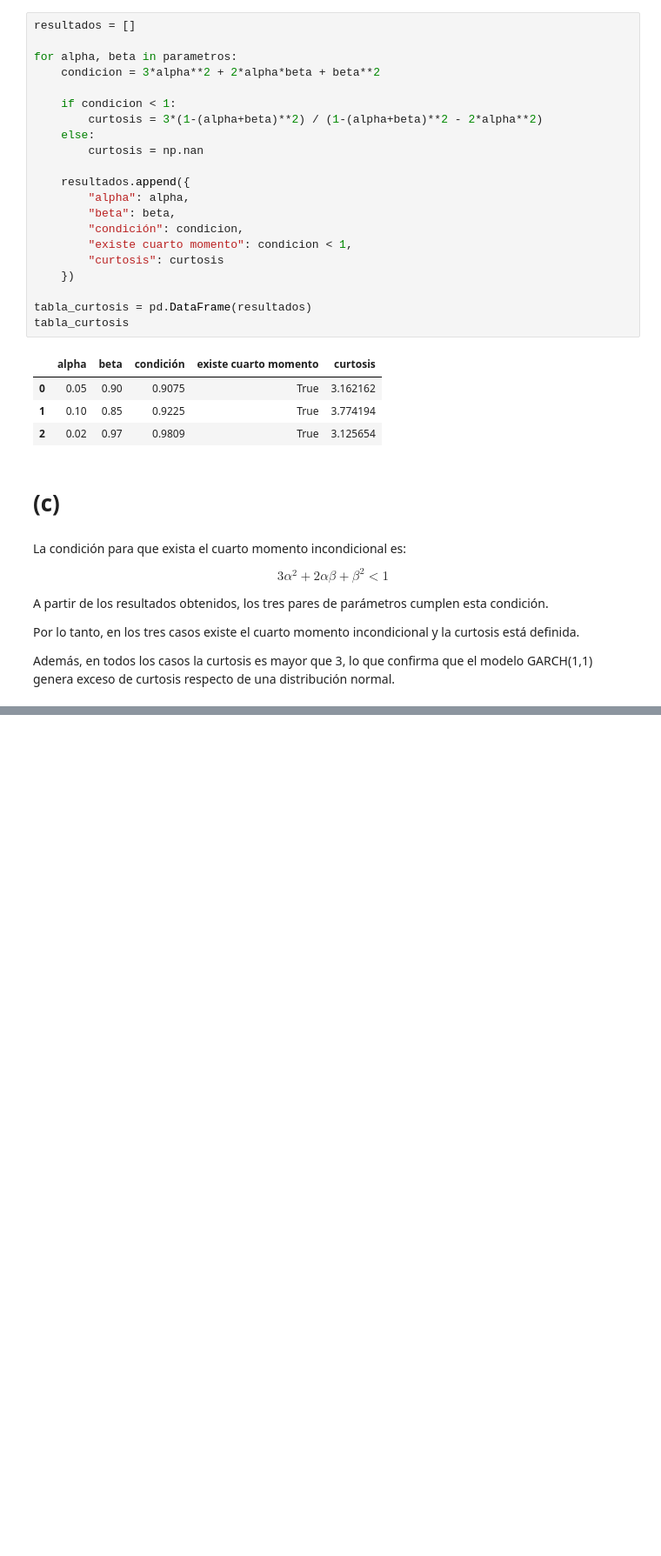
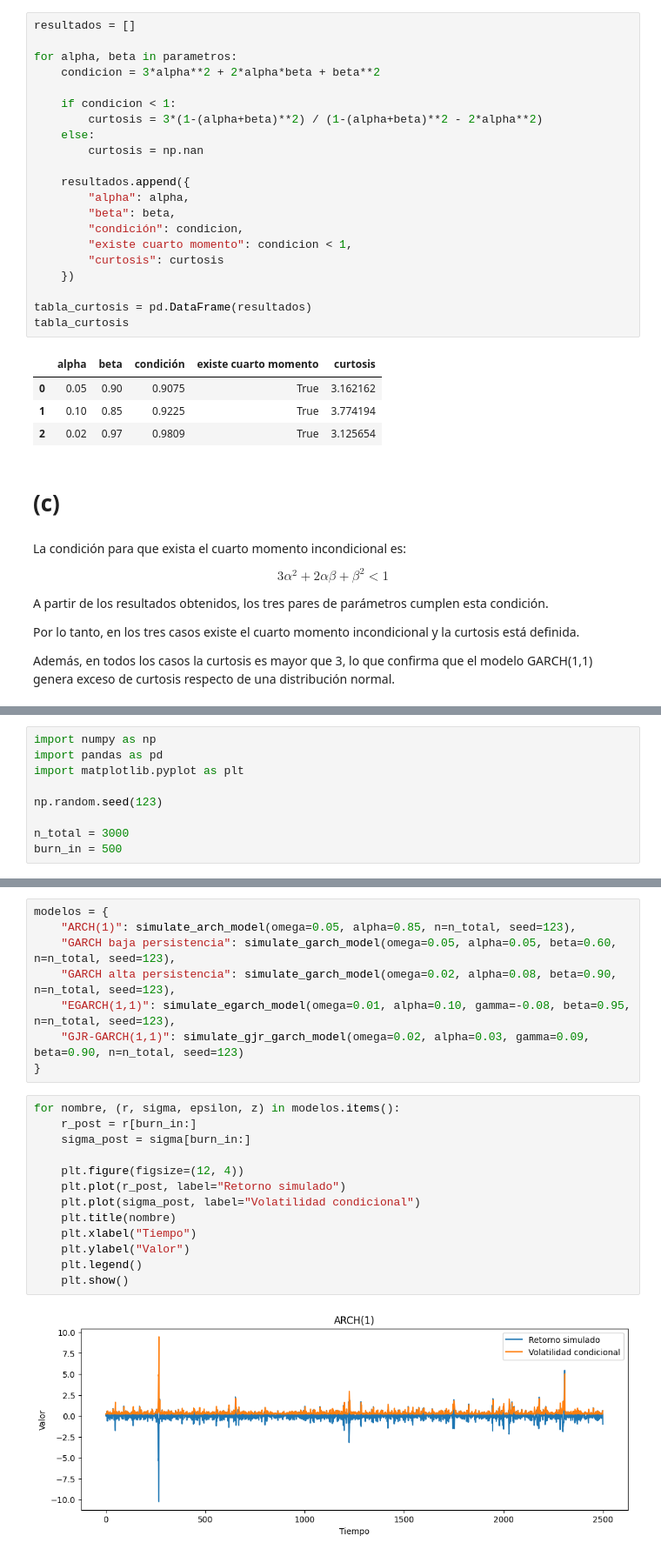
Before and after one commit to Antoniacifuentes/ds_finance_cifuentes, a Jupyter notebook: notebooks/hw5.ipynb, the cells around one changed output, grey strips where cells are left out. Shown at 87% size. Drawn from its saved outputs; the diff is of its cells as text; blank space fills up the shorter version.

```diff
--- a/notebooks/hw5.ipynb
+++ b/notebooks/hw5.ipynb
@@ -341,0 +344,9 @@ Además, en todos los casos la curtosis es mayor que 3, lo que confirma que el m
+# %%
+import numpy as np
+import pandas as pd
+import matplotlib.pyplot as plt
+
+np.random.seed(123)
+
+n_total = 3000
+burn_in = 500
@@ -341,0 +444,23 @@ Además, en todos los casos la curtosis es mayor que 3, lo que confirma que el m
+# %%
+modelos = {
+    "ARCH(1)": simulate_arch_model(omega=0.05, alpha=0.85, n=n_total, seed=123),
+    "GARCH baja persistencia": simulate_garch_model(omega=0.05, alpha=0.05, beta=0.60, n=n_total, seed=123),
+    "GARCH alta persistencia": simulate_garch_model(omega=0.02, alpha=0.08, beta=0.90, n=n_total, seed=123),
+    "EGARCH(1,1)": simulate_egarch_model(omega=0.01, alpha=0.10, gamma=-0.08, beta=0.95, n=n_total, seed=123),
+    "GJR-GARCH(1,1)": simulate_gjr_garch_model(omega=0.02, alpha=0.03, gamma=0.09, beta=0.90, n=n_total, seed=123)
+}
+# %%
+for nombre, (r, sigma, epsilon, z) in modelos.items():
+    r_post = r[burn_in:]
+    sigma_post = sigma[burn_in:]
+
+    plt.figure(figsize=(12, 4))
+    plt.plot(r_post, label="Retorno simulado")
+    plt.plot(sigma_post, label="Volatilidad condicional")
+    plt.title(nombre)
+    plt.xlabel("Tiempo")
+    plt.ylabel("Valor")
+    plt.legend()
+    plt.show()
+# %% [output]
+[figure, added]
```
Also changed, not shown: parts of 36 cells of this notebook.
